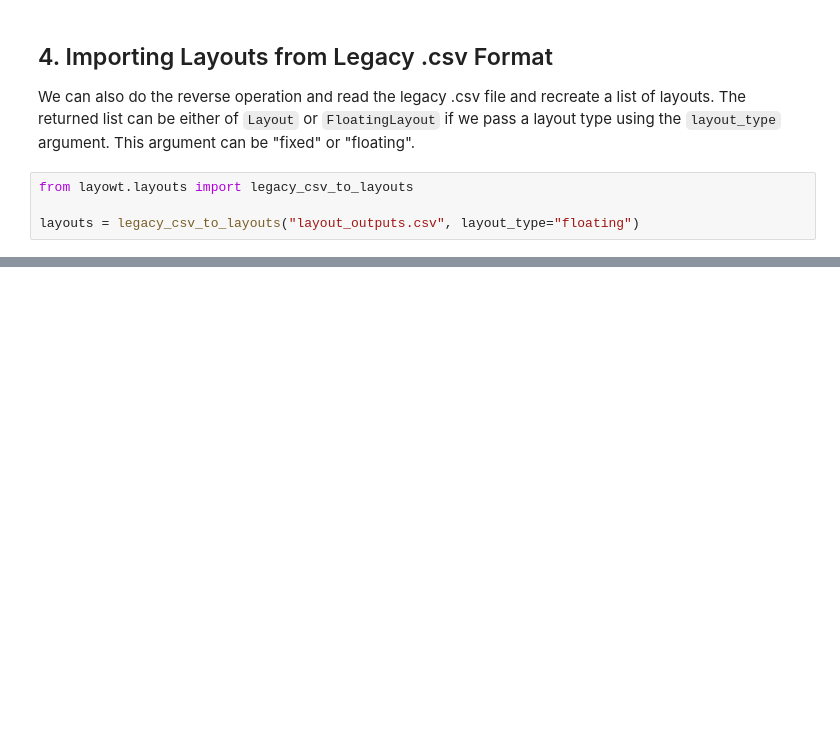
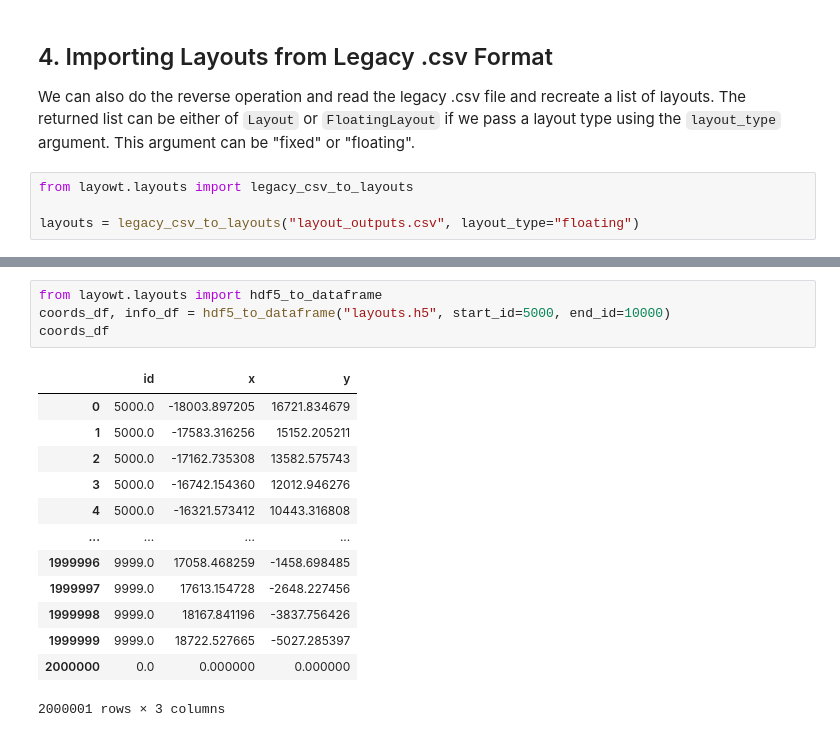
Before and after one commit to GTornero/layOWt, a Jupyter notebook: docs/source/notebooks/GriddedLayoutGenerator_tutorial.ipynb, the cells around one changed output, grey strips where cells are left out. Drawn from its saved outputs; the diff is of its cells as text; blank space fills up the shorter version.

```diff
--- a/docs/source/notebooks/GriddedLayoutGenerator_tutorial.ipynb
+++ b/docs/source/notebooks/GriddedLayoutGenerator_tutorial.ipynb
@@ -172,0 +227,18 @@ layouts = legacy_csv_to_layouts("layout_outputs.csv", layout_type="floating")
+# %%
+from layowt.layouts import hdf5_to_dataframe
+coords_df, info_df = hdf5_to_dataframe("layouts.h5", start_id=5000, end_id=10000)
+coords_df
+# %% [output]
+|  | id | x | y |
+| 0 | 5000.0 | -18003.897205 | 16721.834679 |
+| 1 | 5000.0 | -17583.316256 | 15152.205211 |
+| 2 | 5000.0 | -17162.735308 | 13582.575743 |
+| 3 | 5000.0 | -16742.154360 | 12012.946276 |
+| 4 | 5000.0 | -16321.573412 | 10443.316808 |
+| ... | ... | ... | ... |
+| 1999996 | 9999.0 | 17058.468259 | -1458.698485 |
+| 1999997 | 9999.0 | 17613.154728 | -2648.227456 |
+| 1999998 | 9999.0 | 18167.841196 | -3837.756426 |
+| 1999999 | 9999.0 | 18722.527665 | -5027.285397 |
+| 2000000 | 0.0 | 0.000000 | 0.000000 |
+2000001 rows × 3 columns
```
Also changed, not shown: parts of 6 cells of this notebook.
